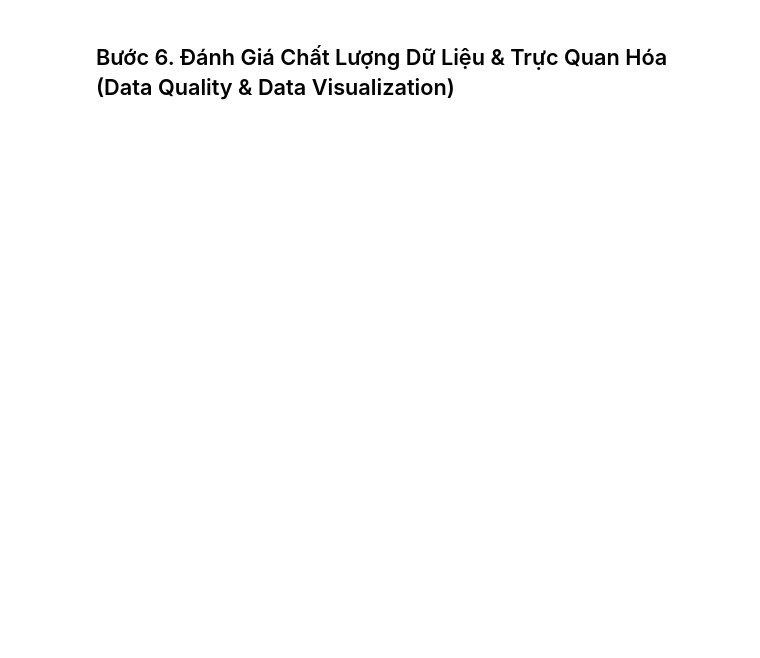
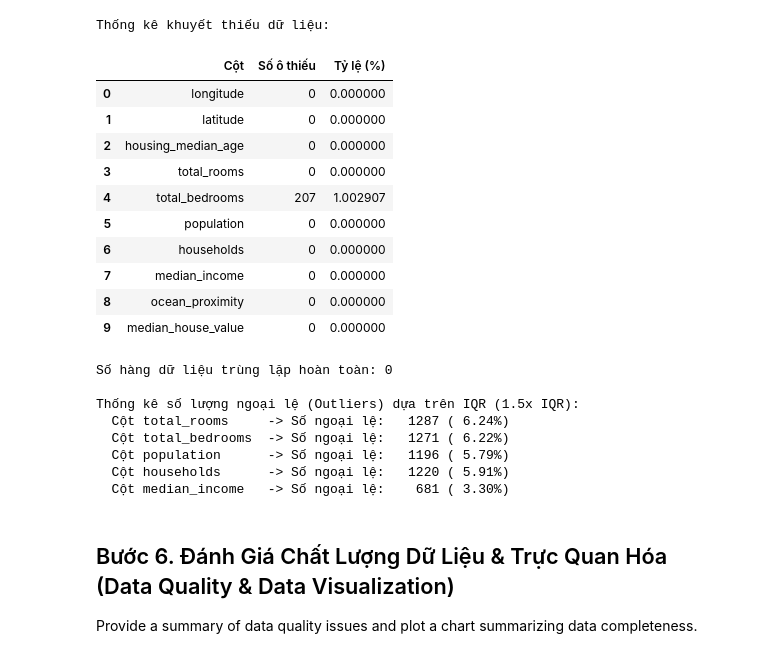
Before and after one commit to lacthui06/Lab-ML, a Jupyter notebook: lab4/eda/eda.ipynb, the cells around one changed output. Cells and saved outputs as stored; diff of their text form; code cells hidden in the pictures; blank space fills up the shorter version.

```diff
--- a/lab4/eda/eda.ipynb
+++ b/lab4/eda/eda.ipynb
@@ -303,2 +189,51 @@ Ngoại lệ phát hiện bằng phương pháp IQR (Tứ phân vị):
+# %%
+# 1. Check Missing Data
+missing = data.isnull().sum()
+missing_pct = (missing / len(data)) * 100
+df_missing = pd.DataFrame({'Cột': missing.index, 'Số ô thiếu': missing.values, 'Tỷ lệ (%)': missing_pct.values})
+print("Thống kê khuyết thiếu dữ liệu:")
+display(df_missing)
+
+# 2. Check Duplicates
+dup_count = data.duplicated().sum()
+print(f"\nSố hàng dữ liệu trùng lặp hoàn toàn: {dup_count}")
+
+# 3. Outlier detection using IQR (for columns total_rooms, total_bedrooms, population, households, median_income)
+outlier_cols = ['total_rooms', 'total_bedrooms', 'population', 'households', 'median_income']
+print("\nThống kê số lượng ngoại lệ (Outliers) dựa trên IQR (1.5x IQR):")
+for col in outlier_cols:
+    col_values = data[col].dropna()
+    q1 = col_values.quantile(0.25)
+    q3 = col_values.quantile(0.75)
+    iqr = q3 - q1
+    lower_bound = q1 - 1.5 * iqr
+    upper_bound = q3 + 1.5 * iqr
+
+    num_outliers = ((col_values < lower_bound) | (col_values > upper_bound)).sum()
+    pct_outliers = (num_outliers / len(col_values)) * 100
+    print(f"  Cột {col:15} -> Số ngoại lệ: {num_outliers:6d} ({pct_outliers:5.2f}%)")
+# %% [output]
+Thống kê khuyết thiếu dữ liệu:
+|  | Cột | Số ô thiếu | Tỷ lệ (%) |
+| 0 | longitude | 0 | 0.000000 |
+| 1 | latitude | 0 | 0.000000 |
+| 2 | housing_median_age | 0 | 0.000000 |
+| 3 | total_rooms | 0 | 0.000000 |
+| 4 | total_bedrooms | 207 | 1.002907 |
+| 5 | population | 0 | 0.000000 |
+| 6 | households | 0 | 0.000000 |
+| 7 | median_income | 0 | 0.000000 |
+| 8 | ocean_proximity | 0 | 0.000000 |
+| 9 | median_house_value | 0 | 0.000000 |
+Số hàng dữ liệu trùng lặp hoàn toàn: 0
+
+Thống kê số lượng ngoại lệ (Outliers) dựa trên IQR (1.5x IQR):
+  Cột total_rooms     -> Số ngoại lệ:   1287 ( 6.24%)
+  Cột total_bedrooms  -> Số ngoại lệ:   1271 ( 6.22%)
+  Cột population      -> Số ngoại lệ:   1196 ( 5.79%)
+  Cột households      -> Số ngoại lệ:   1220 ( 5.91%)
+  Cột median_income   -> Số ngoại lệ:    681 ( 3.30%)
 # %% [markdown]
 ## Bước 6. Đánh Giá Chất Lượng Dữ Liệu & Trực Quan Hóa (Data Quality & Data Visualization)
+
+Provide a summary of data quality issues and plot a chart summarizing data completeness.
```
Also changed, not shown: parts of 23 cells of this notebook, 13 other files.
